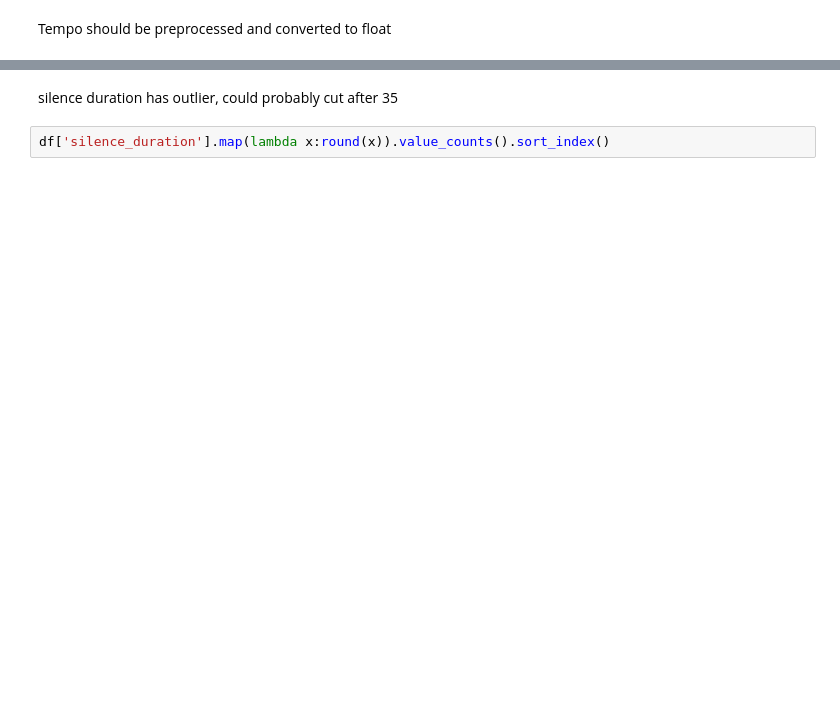
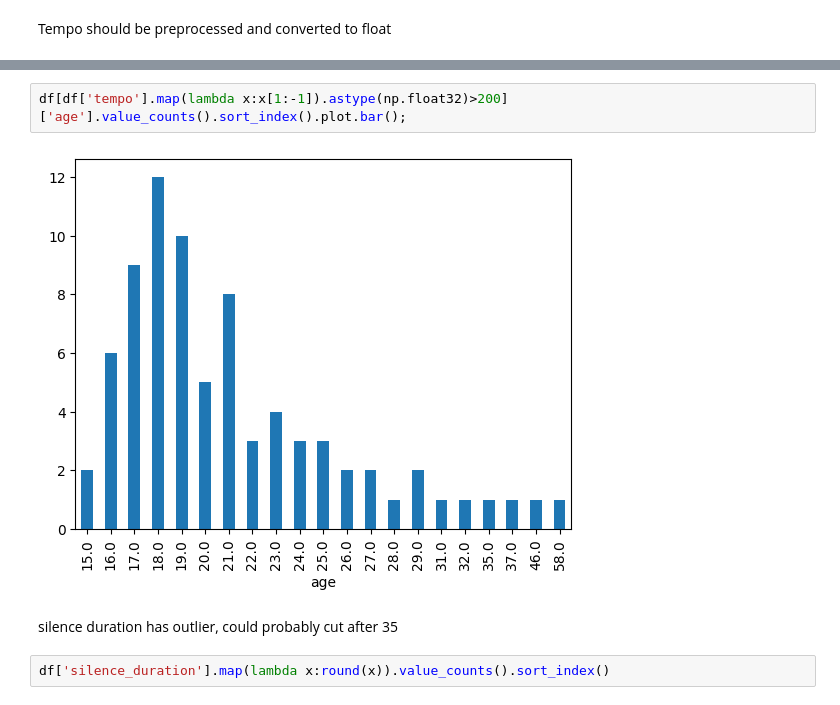
Before and after one commit to Nuzz23/01TWZSM_DataScienceLab, a Jupyter notebook: Assignment/Nunzio/dataExploration.ipynb, the cells around one changed output, grey strips where cells are left out. Saved outputs shown, nothing was run; the diff lists cells and outputs as text; blank space fills up the shorter version.

```diff
--- a/Assignment/Nunzio/dataExploration.ipynb
+++ b/Assignment/Nunzio/dataExploration.ipynb
@@ -62,3 +124,7 @@ df['tempo'], df['tempo'].map(lambda x:x[1:-1]).astype(np.float32)
+# %%
+df[df['tempo'].map(lambda x:x[1:-1]).astype(np.float32)>200]['age'].value_counts().sort_index().plot.bar();
+# %% [output]
+[figure, added]
 # %% [markdown]
 silence duration has outlier, could probably cut after 35
 # %%
```
Also changed, not shown: parts of 20 cells of this notebook, 7 other files.
